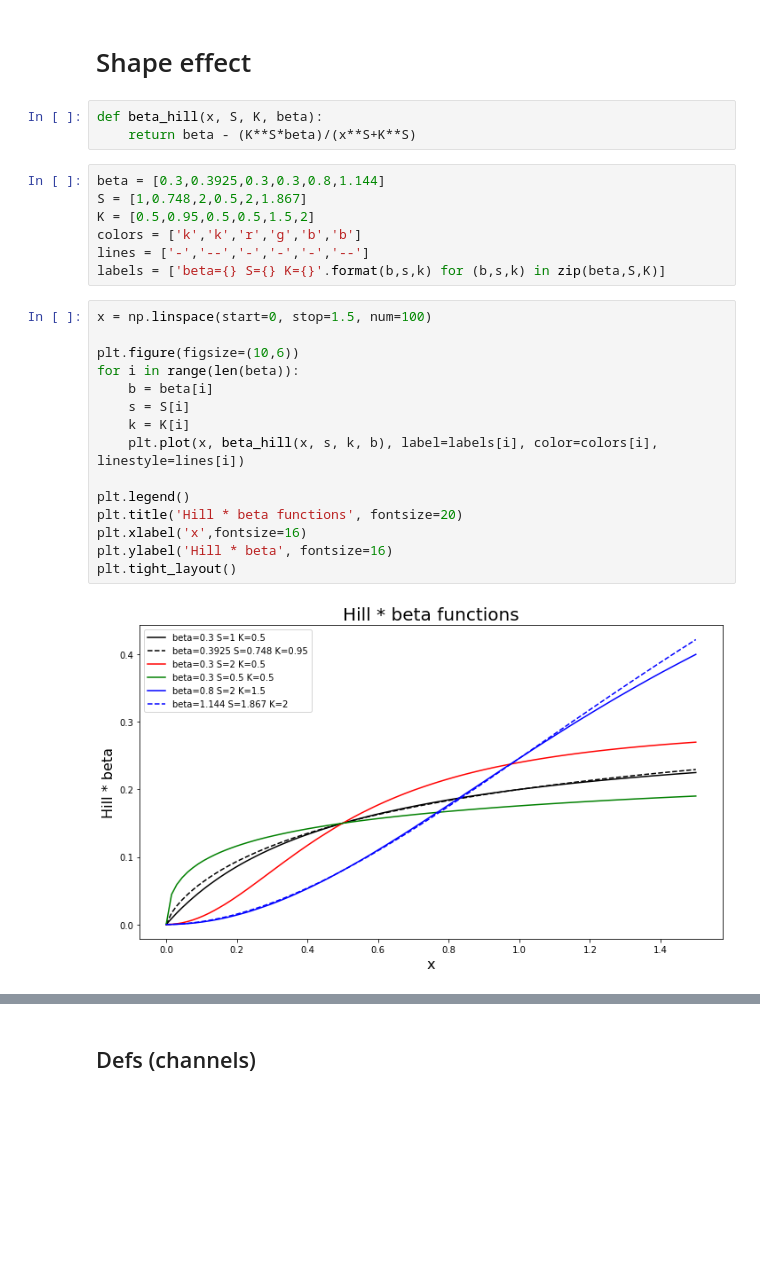
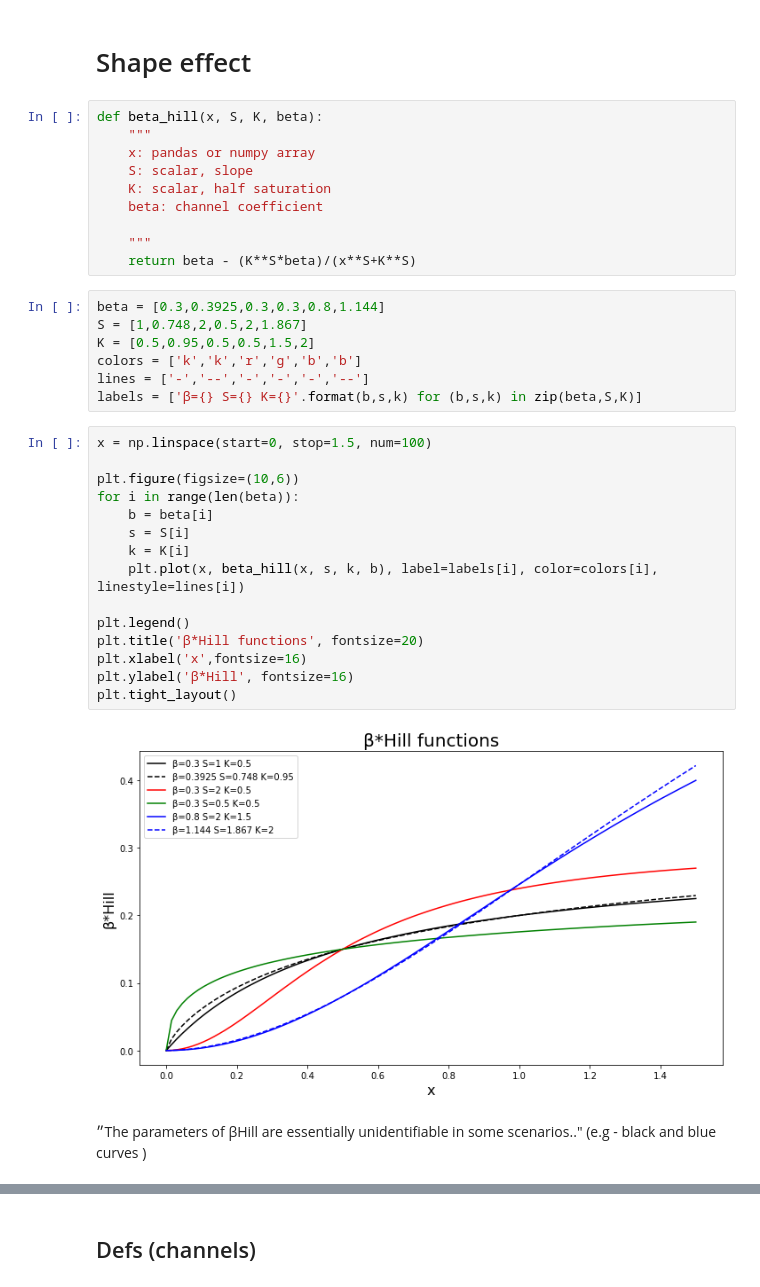
Before and after one commit to Amirgav-zz/mmm_ag, a Jupyter notebook: data_simulation.ipynb, the cells around one changed output, grey strips where cells are left out. Drawn from its saved outputs; the diff is of its cells as text; blank space fills up the shorter version.

Commit message:
b_hill

```diff
--- a/data_simulation.ipynb
+++ b/data_simulation.ipynb
@@ -94,6 +92,13 @@ plt.tight_layout()
 # Shape effect
 # %%
 def beta_hill(x, S, K, beta):
+    """
+    x: pandas or numpy array
+    S: scalar, slope
+    K: scalar, half saturation
+    beta: channel coefficient
+
+    """
     return beta - (K**S*beta)/(x**S+K**S)
 # %%
 beta = [0.3,0.3925,0.3,0.3,0.8,1.144]
@@ -101,21 +106,23 @@ S = [1,0.748,2,0.5,2,1.867]
 K = [0.5,0.95,0.5,0.5,1.5,2]
 colors = ['k','k','r','g','b','b']
 lines = ['-','--','-','-','-','--']
-labels = ['beta={} S={} K={}'.format(b,s,k) for (b,s,k) in zip(beta,S,K)]
+labels = ['β={} S={} K={}'.format(b,s,k) for (b,s,k) in zip(beta,S,K)]
 # %%
 x = np.linspace(start=0, stop=1.5, num=100)
 
 plt.figure(figsize=(10,6))
 for i in range(len(beta)):
     b = beta[i]
     s = S[i]
     k = K[i]
     plt.plot(x, beta_hill(x, s, k, b), label=labels[i], color=colors[i], linestyle=lines[i])
 
 plt.legend()
-plt.title('Hill * beta functions', fontsize=20)
+plt.title('β*Hill functions', fontsize=20)
 plt.xlabel('x',fontsize=16)
-plt.ylabel('Hill * beta', fontsize=16)
+plt.ylabel('β*Hill', fontsize=16)
 plt.tight_layout()
 # %% [output]
-[figure, old version]
+[figure, new version]
+# %% [markdown]
+״The parameters of βHill are essentially unidentifiable in some scenarios.." (e.g - black and blue curves ) <br>
```
Also changed, not shown: parts of 12 cells of this notebook.
